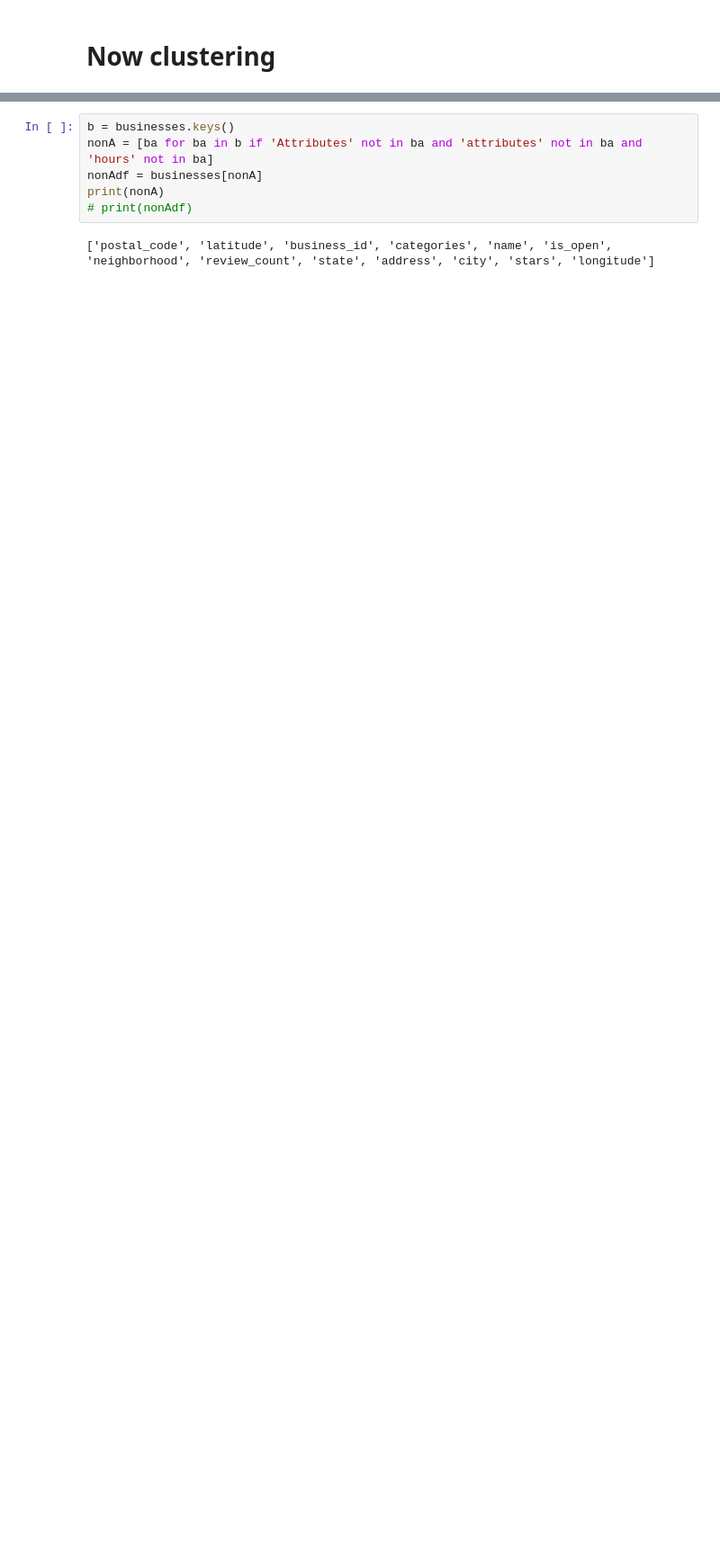
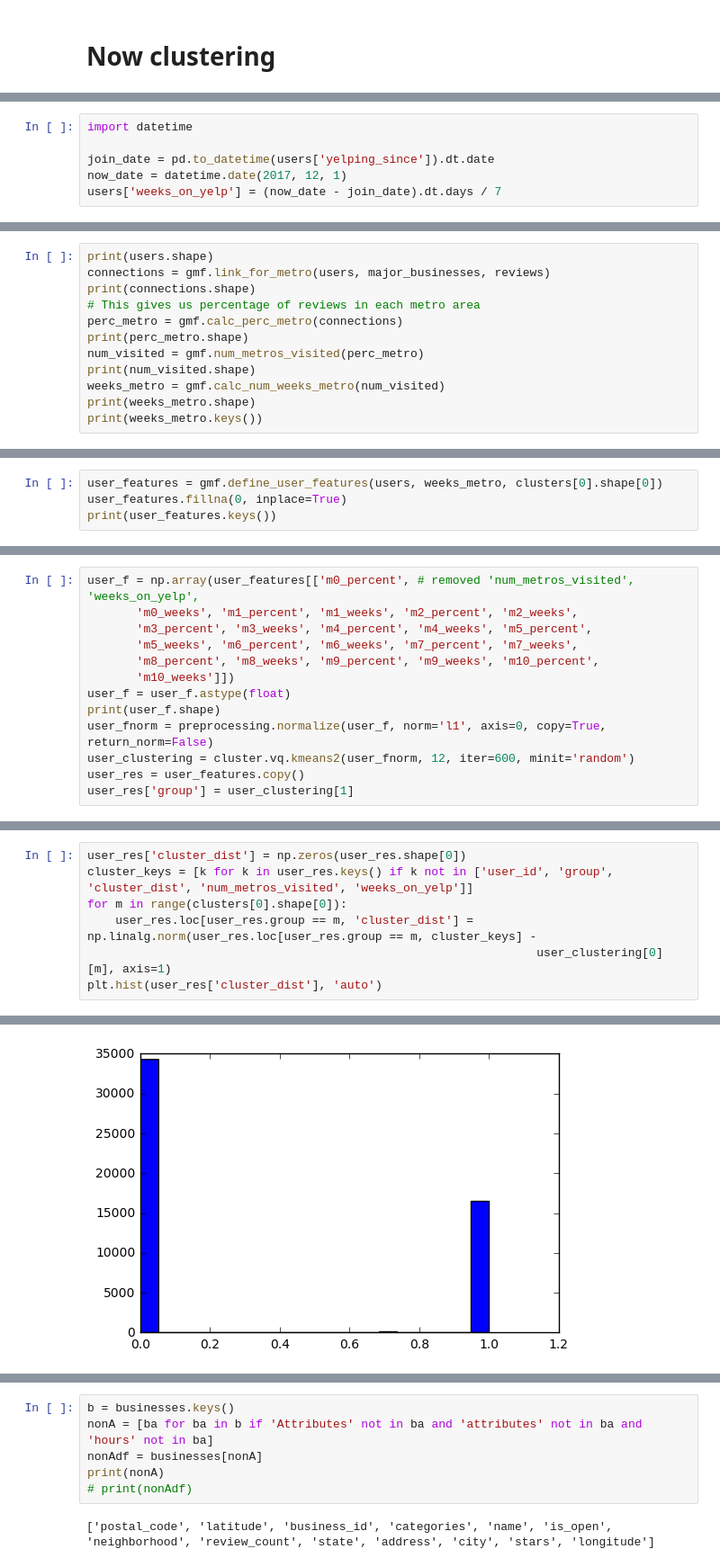
Before and after one commit to adgilbert/collaborative-filtering, a Jupyter notebook: GetFeatures.ipynb, the cells around one changed output, grey strips where cells are left out. Shown at 90% size. Cells and saved outputs as stored; diff of their text form; blank space fills up the shorter version.

```diff
--- a/GetFeatures.ipynb
+++ b/GetFeatures.ipynb
@@ -278,0 +322,6 @@ plot_all_points_world(points, plot_clusters)
+# %%
+import datetime
+
+join_date = pd.to_datetime(users['yelping_since']).dt.date
+now_date = datetime.date(2017, 12, 1)
+users['weeks_on_yelp'] = (now_date - join_date).dt.days / 7
@@ -278,0 +336,12 @@ plot_all_points_world(points, plot_clusters)
+# %%
+print(users.shape)
+connections = gmf.link_for_metro(users, major_businesses, reviews)
+print(connections.shape)
+# This gives us percentage of reviews in each metro area
+perc_metro = gmf.calc_perc_metro(connections)
+print(perc_metro.shape)
+num_visited = gmf.num_metros_visited(perc_metro)
+print(num_visited.shape)
+weeks_metro = gmf.calc_num_weeks_metro(num_visited)
+print(weeks_metro.shape)
+print(weeks_metro.keys())
@@ -278,0 +361,4 @@ plot_all_points_world(points, plot_clusters)
+# %%
+user_features = gmf.define_user_features(users, weeks_metro, clusters[0].shape[0])
+user_features.fillna(0, inplace=True)
+print(user_features.keys())
@@ -278,0 +375,13 @@ plot_all_points_world(points, plot_clusters)
+# %%
+user_f = np.array(user_features[['m0_percent', # removed 'num_metros_visited', 'weeks_on_yelp',
+       'm0_weeks', 'm1_percent', 'm1_weeks', 'm2_percent', 'm2_weeks',
+       'm3_percent', 'm3_weeks', 'm4_percent', 'm4_weeks', 'm5_percent',
+       'm5_weeks', 'm6_percent', 'm6_weeks', 'm7_percent', 'm7_weeks',
+       'm8_percent', 'm8_weeks', 'm9_percent', 'm9_weeks', 'm10_percent',
+       'm10_weeks']])
+user_f = user_f.astype(float)
+print(user_f.shape)
+user_fnorm = preprocessing.normalize(user_f, norm='l1', axis=0, copy=True, return_norm=False)
+user_clustering = cluster.vq.kmeans2(user_fnorm, 12, iter=600, minit='random')
+user_res = user_features.copy()
+user_res['group'] = user_clustering[1]
@@ -278,0 +390,8 @@ plot_all_points_world(points, plot_clusters)
+# %%
+user_res['cluster_dist'] = np.zeros(user_res.shape[0])
+cluster_keys = [k for k in user_res.keys() if k not in ['user_id', 'group', 'cluster_dist', 'num_metros_visited', 'weeks_on_yelp']]
+for m in range(clusters[0].shape[0]):
+    user_res.loc[user_res.group == m, 'cluster_dist'] = np.linalg.norm(user_res.loc[user_res.group == m, cluster_keys] -
+                                                                user_clustering[0][m], axis=1)
+plt.hist(user_res['cluster_dist'], 'auto')
+# %% [output]
@@ -278,0 +410 @@ plot_all_points_world(points, plot_clusters)
+[figure, added]
```
Also changed, not shown: parts of 35 cells of this notebook, 26 other files.
